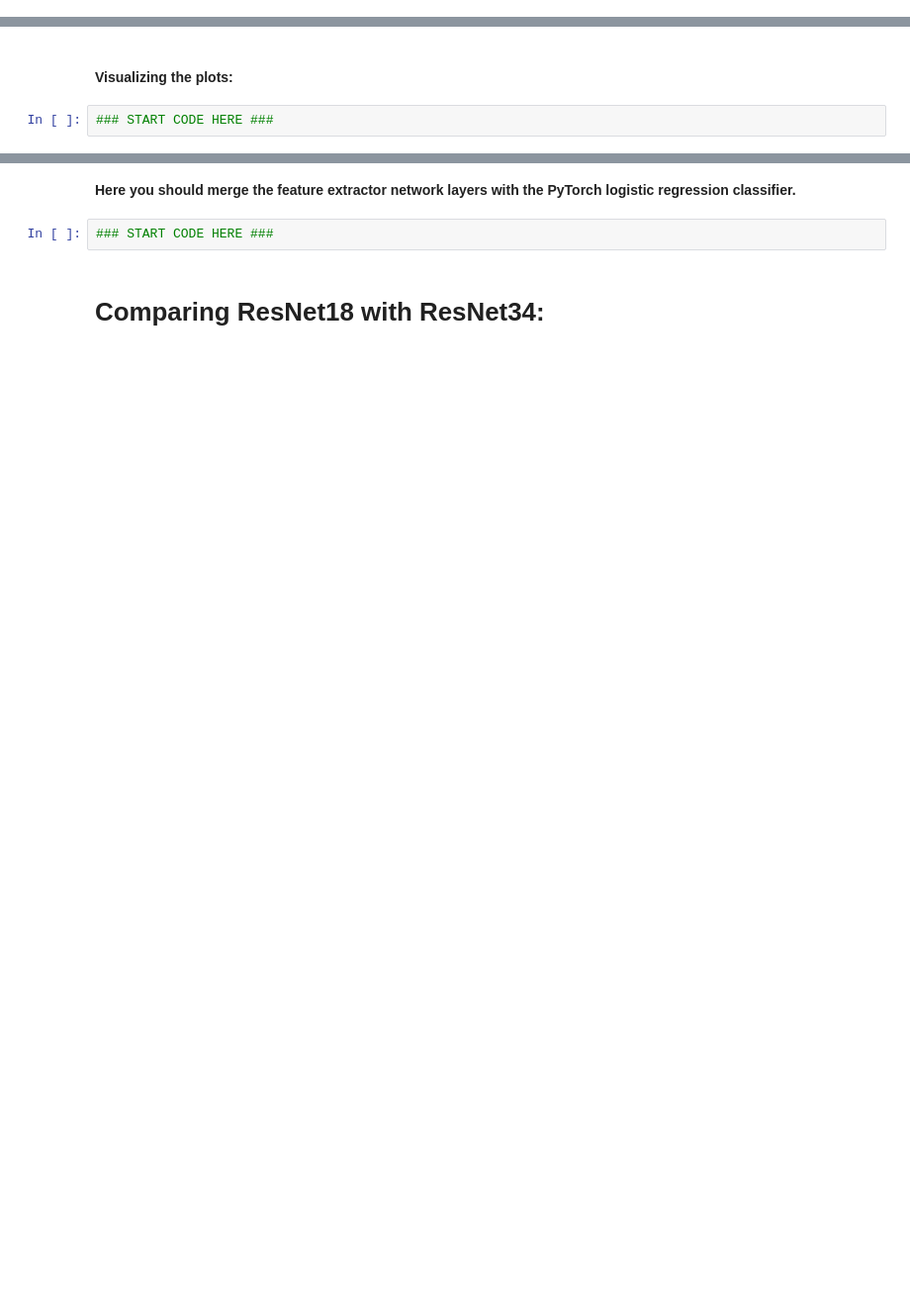
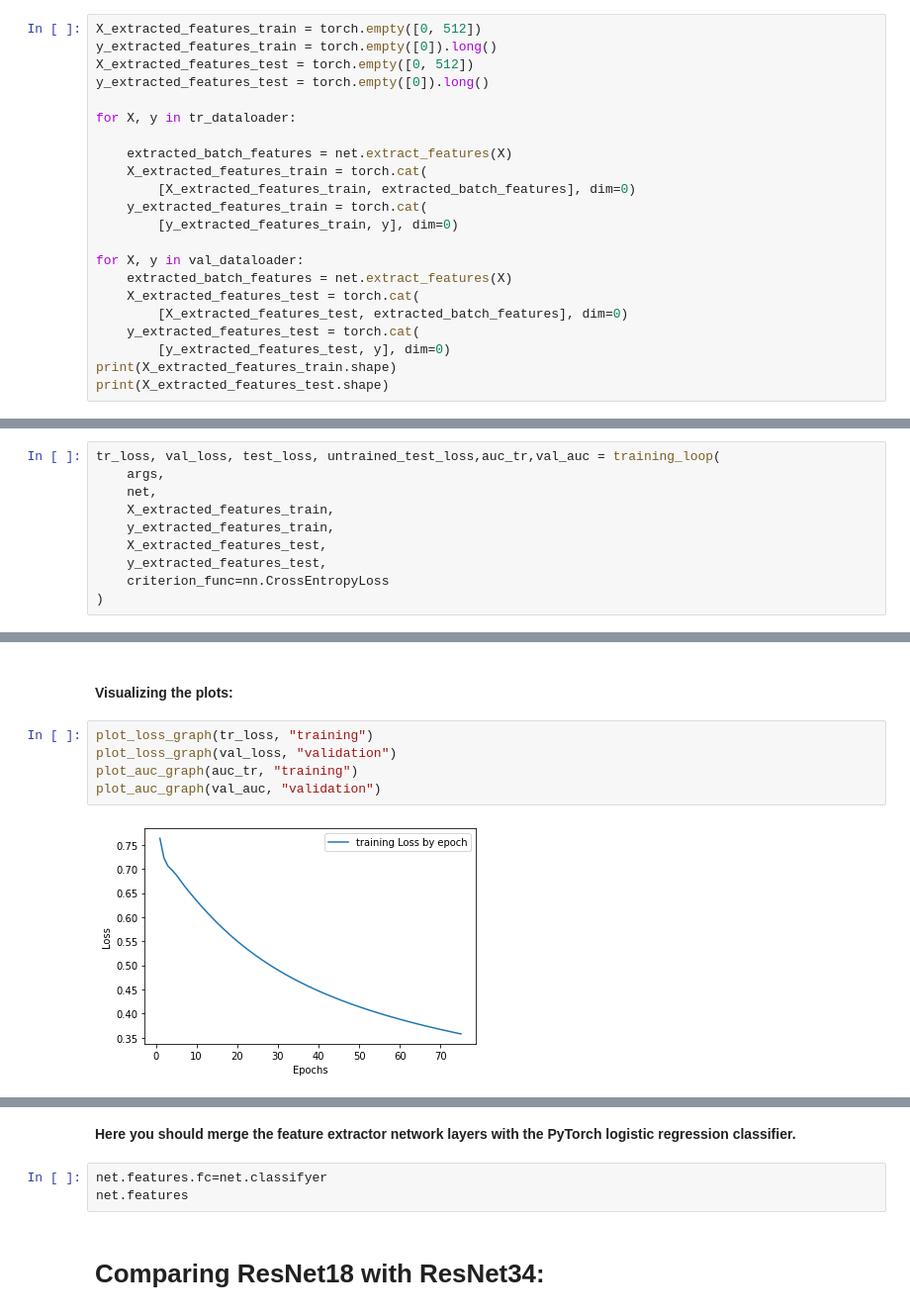
Before and after one commit to barifrah1/transfer_learning_hw2, a Jupyter notebook: EX_2_TAU.ipynb, the cells around one changed output, grey strips where cells are left out. Shown: that part at 99% size. Cells and saved outputs as stored; diff of their text form; blank space fills up the shorter version.

```diff
--- a/EX_2_TAU.ipynb
+++ b/EX_2_TAU.ipynb
@@ -66,0 +294,22 @@ In order to make the training process faster, you will need to trim the train se
+# %%
+X_extracted_features_train = torch.empty([0, 512])
+y_extracted_features_train = torch.empty([0]).long()
+X_extracted_features_test = torch.empty([0, 512])
+y_extracted_features_test = torch.empty([0]).long()
+
+for X, y in tr_dataloader:
+
+    extracted_batch_features = net.extract_features(X)
+    X_extracted_features_train = torch.cat(
+        [X_extracted_features_train, extracted_batch_features], dim=0)
+    y_extracted_features_train = torch.cat(
+        [y_extracted_features_train, y], dim=0)
+
+for X, y in val_dataloader:
+    extracted_batch_features = net.extract_features(X)
+    X_extracted_features_test = torch.cat(
+        [X_extracted_features_test, extracted_batch_features], dim=0)
+    y_extracted_features_test = torch.cat(
+        [y_extracted_features_test, y], dim=0)
+print(X_extracted_features_train.shape)
+print(X_extracted_features_test.shape)
@@ -91,0 +353,10 @@ In order to make the training process faster, you will need to trim the train se
+# %%
+tr_loss, val_loss, test_loss, untrained_test_loss,auc_tr,val_auc = training_loop(
+    args,
+    net,
+    X_extracted_features_train,
+    y_extracted_features_train,
+    X_extracted_features_test,
+    y_extracted_features_test,
+    criterion_func=nn.CrossEntropyLoss
+)
@@ -92,4 +445,9 @@ In order to make the training process faster, you will need to trim the train se
 # %% [markdown]
 #### Visualizing the plots:
-# %%
-### START CODE HERE ###
+# %%
+plot_loss_graph(tr_loss, "training")
+plot_loss_graph(val_loss, "validation")
+plot_auc_graph(auc_tr, "training")
+plot_auc_graph(val_auc, "validation")
+# %% [output]
+[figure, added]
@@ -96,7 +457,8 @@ In order to make the training process faster, you will need to trim the train se
 # %% [markdown]
 **Here you should merge the feature extractor network layers with the PyTorch logistic regression classifier.**
-# %%
-### START CODE HERE ###
+# %%
+net.features.fc=net.classifyer
+net.features
 # %% [markdown]
 # Comparing  ResNet18 with ResNet34:
 # %% [markdown]
```
Also changed, not shown: parts of 35 cells of this notebook.
